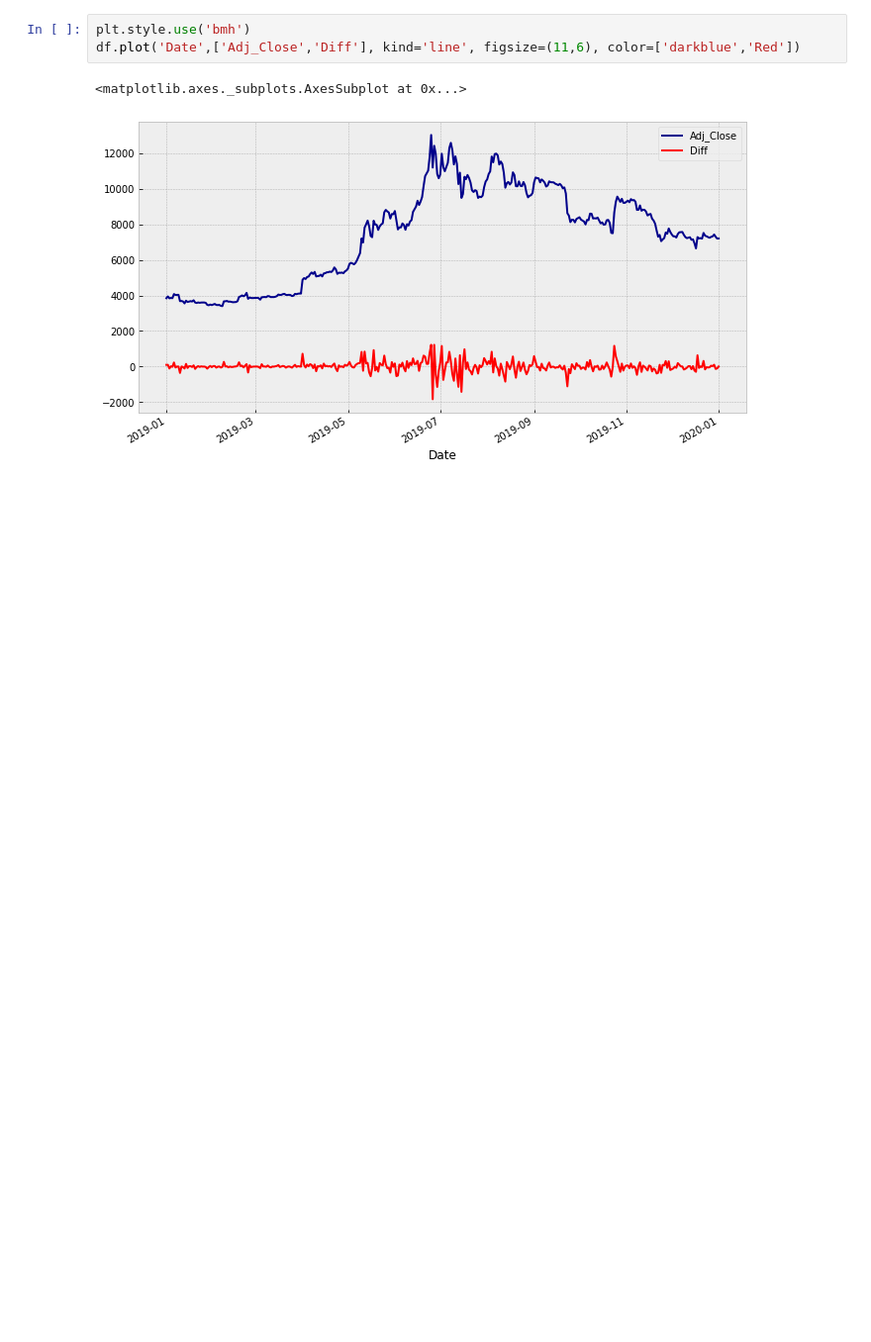
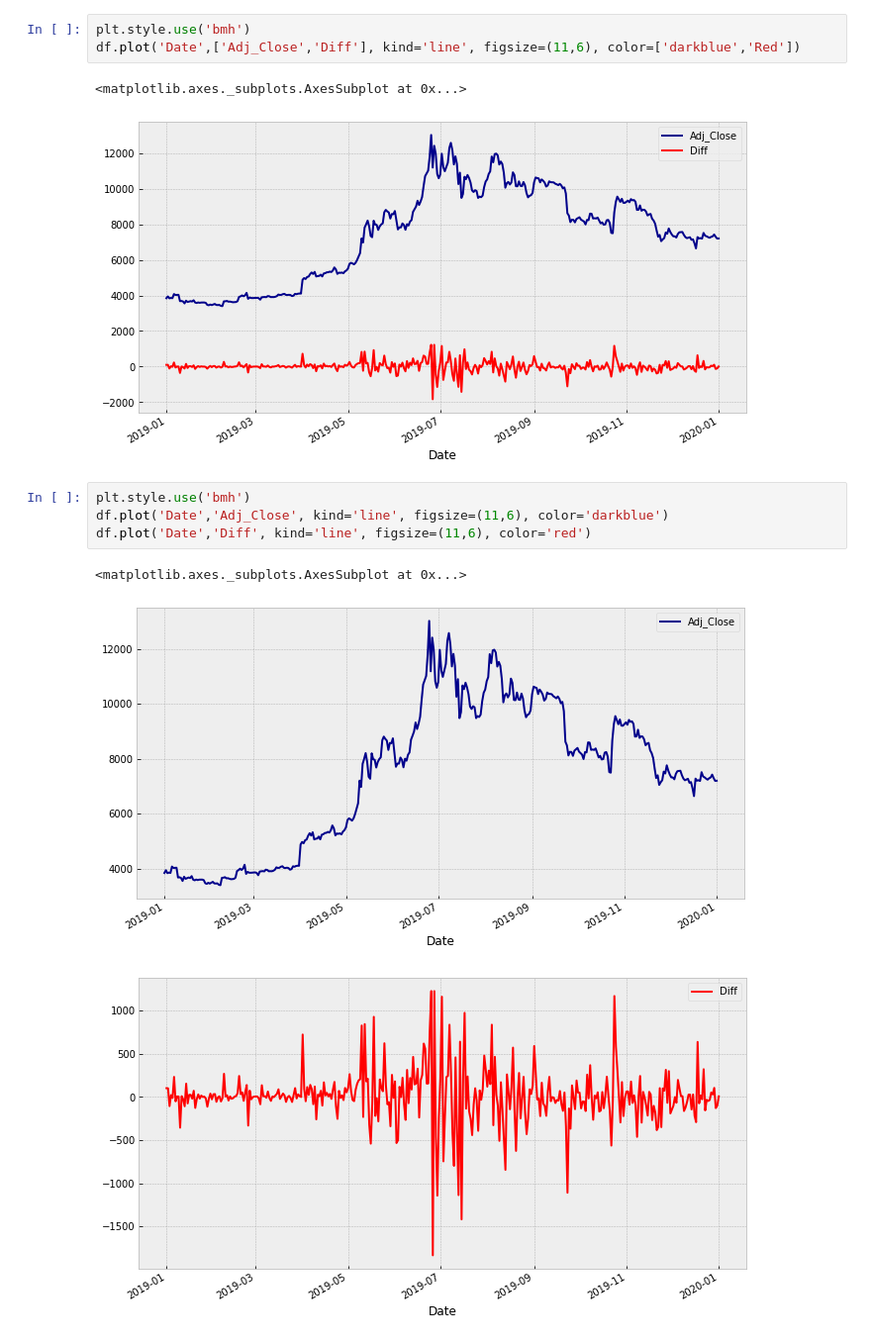
Before and after one commit to cristiandarioortegayubro/Ciencia-de-Datos-en-Ciencias-Economicas-con-Python, a Jupyter notebook: Mis_Primeras_Visualizaciones_01.ipynb, the cells around one changed output. Shown: that part at 99% size. Saved outputs shown, nothing was run; the diff lists cells and outputs as text; blank space fills up the shorter version.

```diff
--- a/Mis_Primeras_Visualizaciones_01.ipynb
+++ b/Mis_Primeras_Visualizaciones_01.ipynb
@@ -54,3 +54,11 @@ df.plot('Date',['Adj_Close','Diff'], kind='line', figsize=(11,6), color=['darkbl
 # %% [output]
 <matplotlib.axes._subplots.AxesSubplot at 0x...>
 [figure]
+# %%
+plt.style.use('bmh')
+df.plot('Date','Adj_Close', kind='line', figsize=(11,6), color='darkblue')
+df.plot('Date','Diff', kind='line', figsize=(11,6), color='red')
+# %% [output]
+<matplotlib.axes._subplots.AxesSubplot at 0x...>
+[figure, added]
+[figure, added]
```
Also changed, not shown: parts of 1 cell of this notebook.
